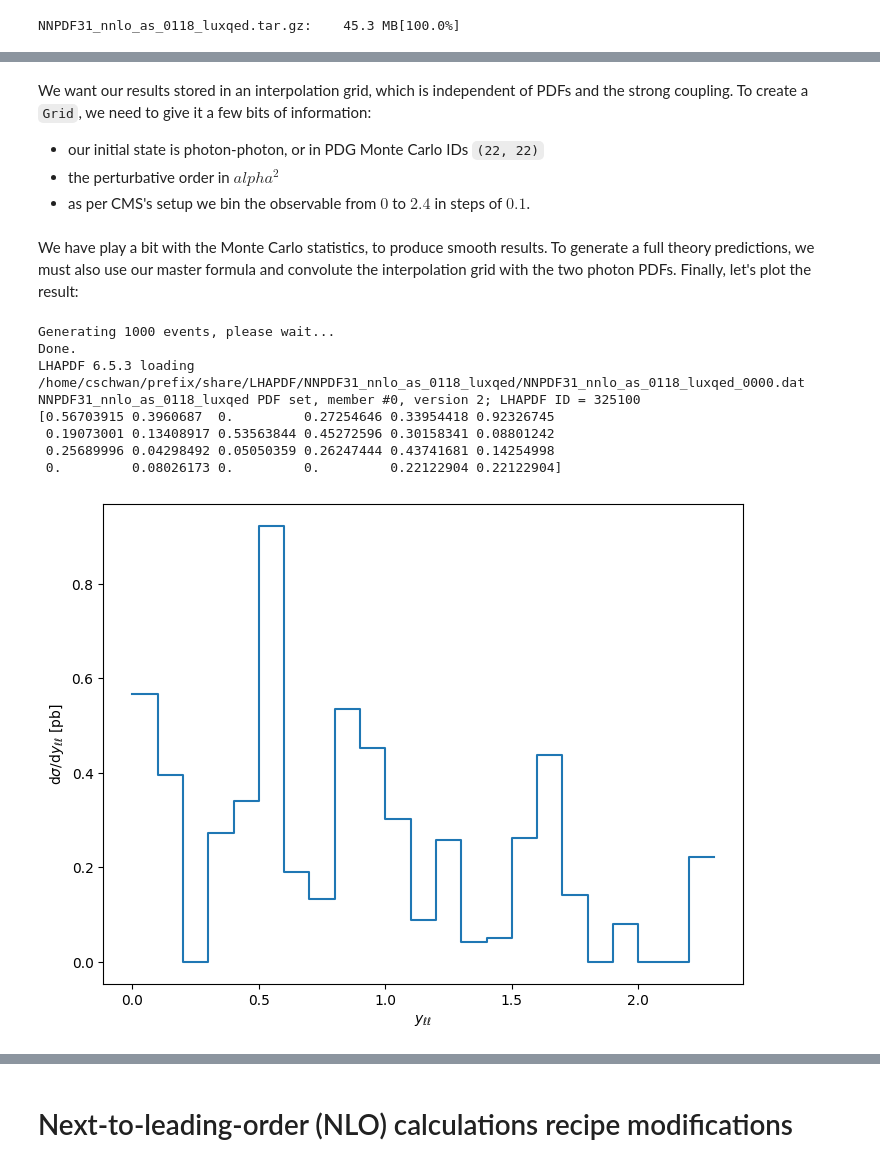
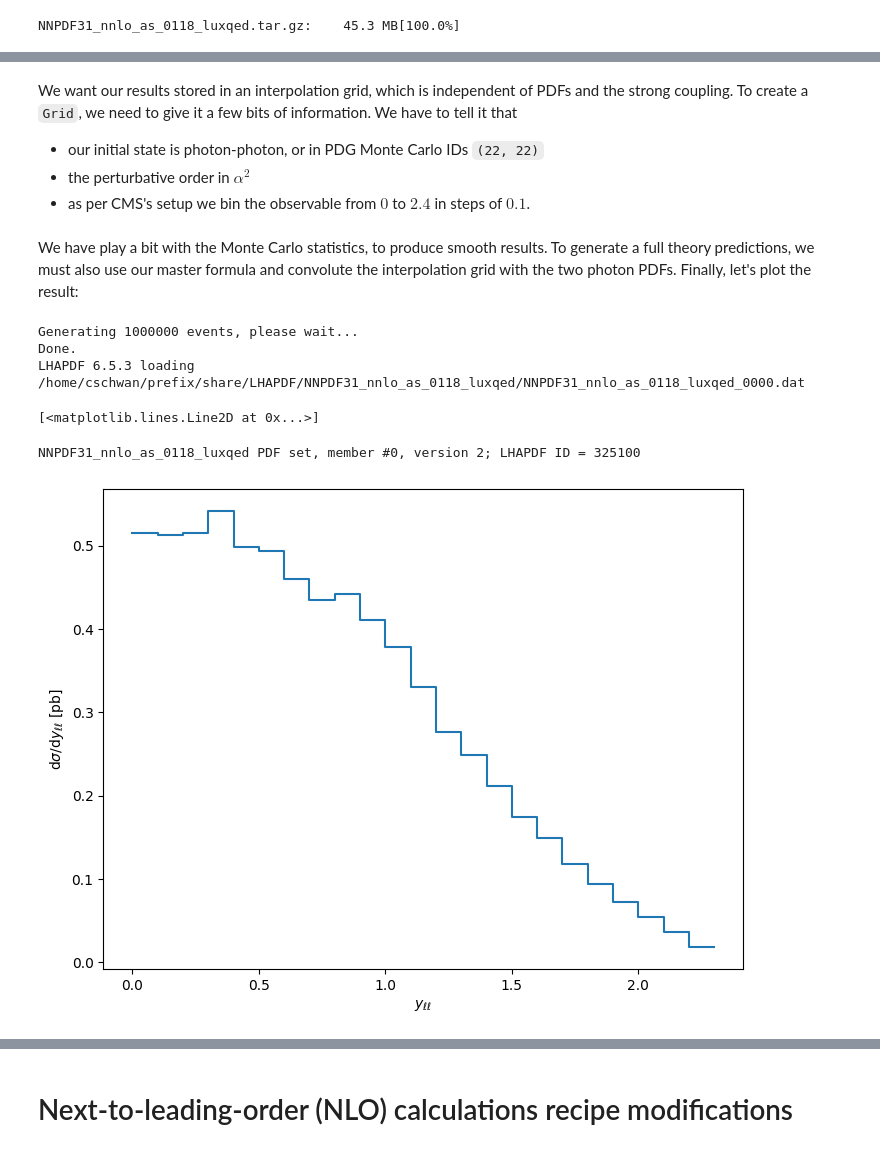
Before and after one commit to NNPDF/como-2023, a Jupyter notebook: w1t2-nlo-crash-course/introduction.ipynb, the cells around one changed output, grey strips where cells are left out. Cells and saved outputs as stored; diff of their text form; code cells hidden in the pictures.

```diff
--- a/w1t2-nlo-crash-course/introduction.ipynb
+++ b/w1t2-nlo-crash-course/introduction.ipynb
@@ -293,10 +297,10 @@ def fill_grid(grid: pineappl.grid.Grid, calls: int):
         # fill the interpolation grid
         grid.fill(x1, x2, q2, 0, np.abs(yll), 0, weight)
 # %% [markdown]
-We want our results stored in an interpolation grid, which is independent of PDFs and the strong coupling. To create a `Grid`, we need to give it a few bits of information:
+We want our results stored in an interpolation grid, which is independent of PDFs and the strong coupling. To create a `Grid`, we need to give it a few bits of information. We have to tell it that
 
 - our initial state is photon-photon, or in PDG Monte Carlo IDs `(22, 22)`
-- the perturbative order in $alpha^2$
+- the perturbative order in $\alpha^2$
 - as per CMS's setup we bin the observable from $0$ to $2.4$ in steps of $0.1$.
 # %%
 def generate_grid(calls: int) -> pineappl.grid.Grid:
@@ -320,32 +324,30 @@ We have play a bit with the Monte Carlo statistics, to produce smooth results. T
 # %%
 import lhapdf
 
-# generate interpolation grid
-grid = generate_grid(1000)
+# generate interpolation grid: increase this number!
+grid = generate_grid(1000000)
 
-# perform convolution with PDF
+# perform convolution with PDFs: this performs the x1 and x2 integrals of the partonic cross sections with the PDFs as given by our master formula
 pdf = lhapdf.mkPDF("NNPDF31_nnlo_as_0118_luxqed", 0)
 bins = grid.convolute_with_one(2212, pdf.xfxQ2, pdf.alphasQ2)
+
+# matplotlib's 'step' function requires the last value to be repeated
 bins = np.append(bins, bins[-1])
 
 from matplotlib import pyplot as plt
 
 fig = plt.figure()
 ax = fig.add_axes([0, 0, 1, 1])
 ax.set_xlabel("$y_{\ell\ell}$")
 ax.set_ylabel("$\mathrm{d} \sigma / \mathrm{d} y_{\ell\ell}$ [pb]")
 ax.step(np.arange(0.0, 2.4, 0.1), bins, where='post')
-print(bins)
 # %% [output]
-Generating 1000 events, please wait...
+Generating 1000000 events, please wait...
 Done.
 LHAPDF 6.5.3 loading /home/cschwan/prefix/share/LHAPDF/NNPDF31_nnlo_as_0118_luxqed/NNPDF31_nnlo_as_0118_luxqed_0000.dat
-NNPDF31_nnlo_as_0118_luxqed PDF set, member #0, version 2; LHAPDF ID = 325100
-[0.56703915 0.3960687  0.         0.27254646 0.33954418 0.92326745
- 0.19073001 0.13408917 0.53563844 0.45272596 0.30158341 0.08801242
- 0.25689996 0.04298492 0.05050359 0.26247444 0.43741681 0.14254998
- 0.         0.08026173 0.         0.         0.22122904 0.22122904]
+[<matplotlib.lines.Line2D at 0x...>]
+NNPDF31_nnlo_as_0118_luxqed PDF set, member #0, version 2; LHAPDF ID = 325100
-[figure, old version]
+[figure, new version]
 # %% [markdown]
 ## Final words
 
```
Also changed, not shown: parts of 19 cells of this notebook.
